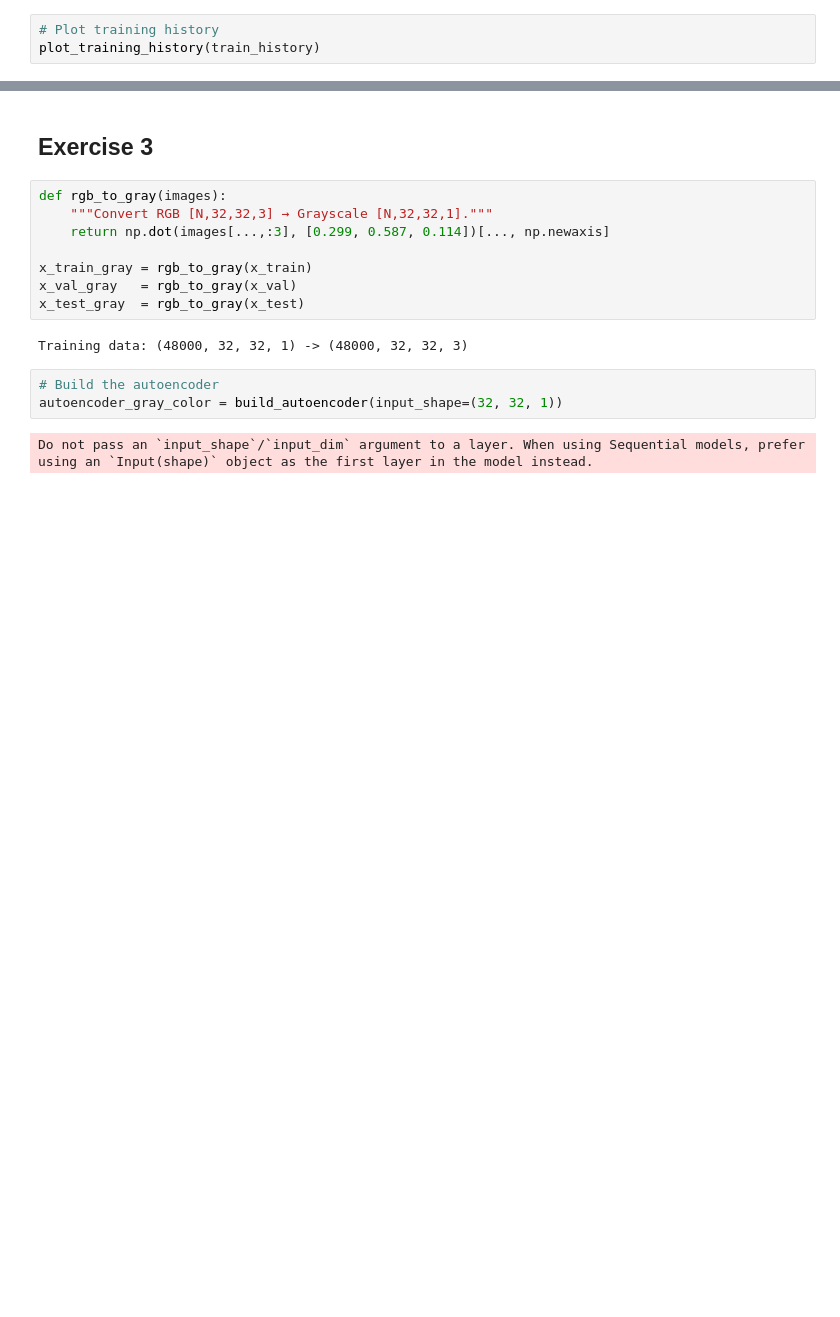
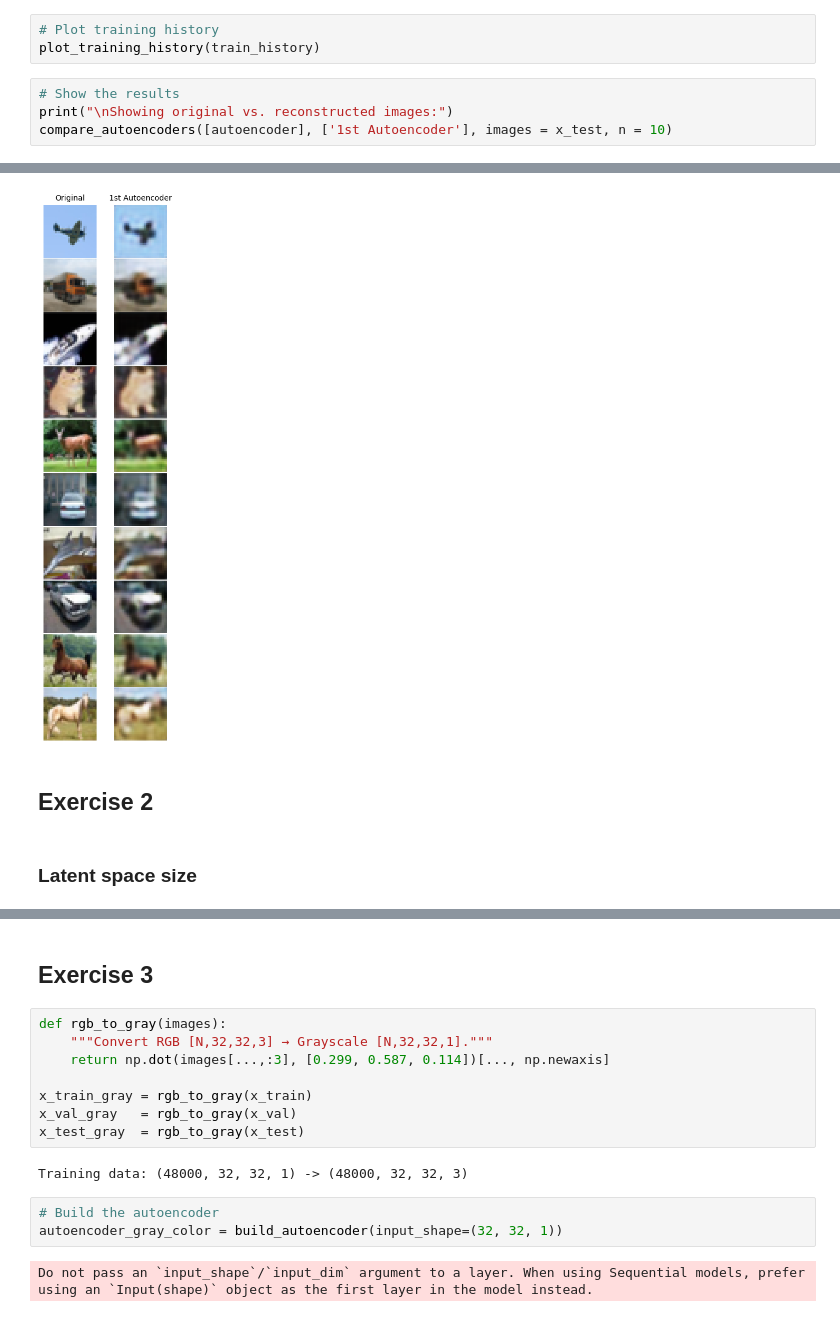
Before and after one commit to yadderace/ai-labs, a Jupyter notebook: advanced_ml/assignments/assignment2/autoencoders.ipynb, the cells around one changed output, grey strips where cells are left out. Cells and saved outputs as stored; diff of their text form; blank space fills up the shorter version.

Commit message:
Added exercise 2

```diff
--- a/advanced_ml/assignments/assignment2/autoencoders.ipynb
+++ b/advanced_ml/assignments/assignment2/autoencoders.ipynb
@@ -148,3 +310,8 @@ Test Loss: 0.0061337812803685665
 # %%
 # Plot training history
 plot_training_history(train_history)
+# %%
+# Show the results
+print("\nShowing original vs. reconstructed images:")
+compare_autoencoders([autoencoder], ['1st Autoencoder'], images = x_test, n = 10)
+# %% [output]
@@ -150,0 +320,5 @@ plot_training_history(train_history)
+[figure, added]
+# %% [markdown]
+## Exercise 2
+# %% [markdown]
+### Latent space size
```
Also changed, not shown: parts of 40 cells of this notebook.
